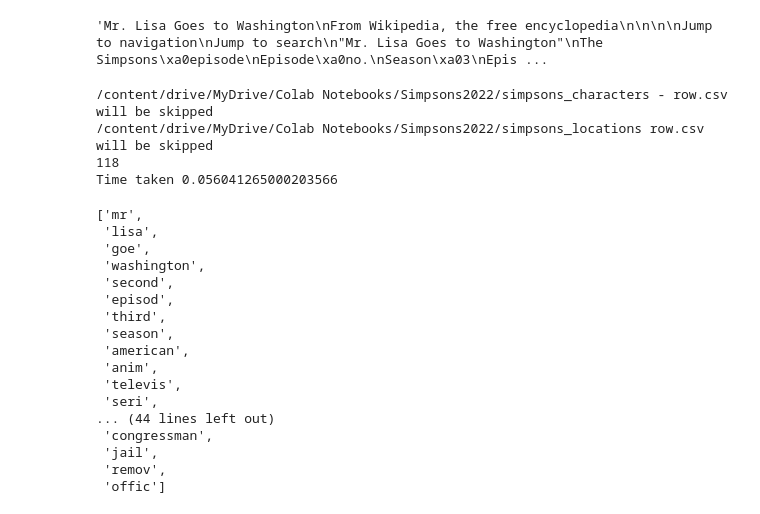
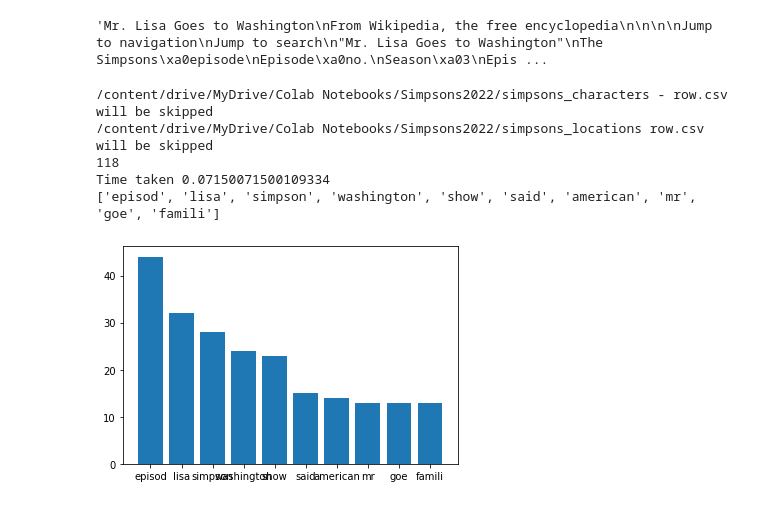
Before and after one commit to JonasVerbickas/test-jupyter, a Jupyter notebook: NLP_CW.ipynb, the cells around one changed output. Saved outputs shown, nothing was run; the diff lists cells and outputs as text; code cells hidden in the pictures.

```diff
--- a/NLP_CW.ipynb
+++ b/NLP_CW.ipynb
@@ -141,17 +145,12 @@ class InvertedIndex:
     def processListOfTokens(self, tokenized):
       output = []
       for token in tokenized:
+        token = token.lower()
         # 2. ignore stop-words
-        if token in STOP_WORDS:
+        if token in STOP_WORDS or token == 'the':
           continue
-        # remove punctuation
-        # looping in order to remove tokens that are made up out of multiple punctuation characters
-        # e.g. '!)' and '!"'
-        for char in token:
-          if char not in "’“”—¡"+string.punctuation:
-            break
-        # if the loop didn't break - the entire string is made up out of punctuation characters
-        else:
+        # ignore tokens that have punctuation only
+        if not re.search('\w', token):
           continue
         # 3. porter stemmer makes everything lowercase as well
         stemmed = porter.stem(token)
@@ -191,10 +190,9 @@ class InvertedIndex:
         print("First 10 of sorted_token_list:", sorted_token_list[:10])
         # 3. Convert into dictionary of postings
         for token in sorted_token_list:
-          if token.string in self.inverted_index:
-            self.inverted_index[token.string].append(Posting(token.doc_id, token.position, 1))
-          else:
-            self.inverted_index[token.string] = [Posting(token.doc_id, token.position, 1)]
+          if token.string not in self.inverted_index:
+            self.inverted_index[token.string] = Posting()
+          self.inverted_index[token.string].add(token.doc_id, token.position)
         # Print out some details about the dataset
         total_time_taken = round(time.perf_counter() - starting_time, 4)
         print(f"It took: {total_time_taken} seconds to index the whole corpus.")
@@ -213,7 +211,7 @@ class InvertedIndex:
           for e in examples:
             processed_e = " ".join(self.process_document(e))
             try:
-              print(f'{len(self.inverted_index[processed_e])} matches for {e}:', self.inverted_index[processed_e])
+              print(self.inverted_index[processed_e])
             except KeyError:
               print(e, "was not found")
 
@@ -254,35 +252,24 @@ testReadData()
 # %%
 def testTokenzination():
     index = InvertedIndex() # initilaise the index
     corpus = index.read_data('/content/drive/MyDrive/Colab Notebooks/Simpsons2022') # specify the directory path in which files are located
     text = (corpus[0]).string
     start_time = time.perf_counter()
     tokenized = index.process_document(text)
     print("Time taken", time.perf_counter()-start_time)
-    return tokenized
-testTokenzination()[:60]
+    counter = Counter(tokenized).most_common(10)
+    x = [x for x, _ in counter]
+    print(x)
+    y = [y for _, y in counter]
+    plt.bar(x,y )
+testTokenzination()
 # %% [output]
 /content/drive/MyDrive/Colab Notebooks/Simpsons2022/simpsons_characters - row.csv will be skipped
 /content/drive/MyDrive/Colab Notebooks/Simpsons2022/simpsons_locations row.csv will be skipped
 118
-Time taken 0.056041265000203566
+Time taken 0.07150071500109334
+['episod', 'lisa', 'simpson', 'washington', 'show', 'said', 'american', 'mr', 'goe', 'famili']
-['mr',
- 'lisa',
- 'goe',
- 'washington',
- 'second',
- 'episod',
- 'third',
- 'season',
- 'american',
- 'anim',
- 'televis',
- 'seri',
-... (44 lines left out)
- 'congressman',
- 'jail',
- 'remov',
- 'offic']
+[figure, added]
 # %%
 def testTokenzination():
     index = InvertedIndex() # initilaise the index
```
Also changed, not shown: parts of 7 cells of this notebook.
